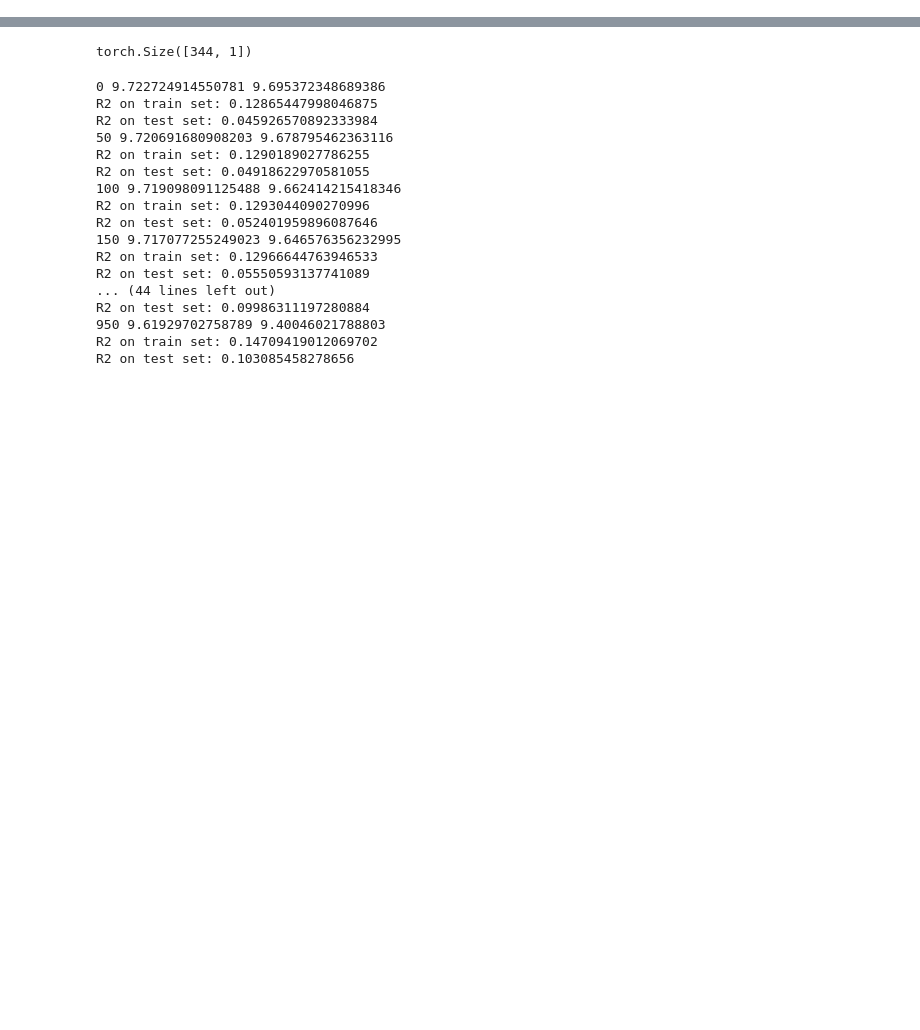
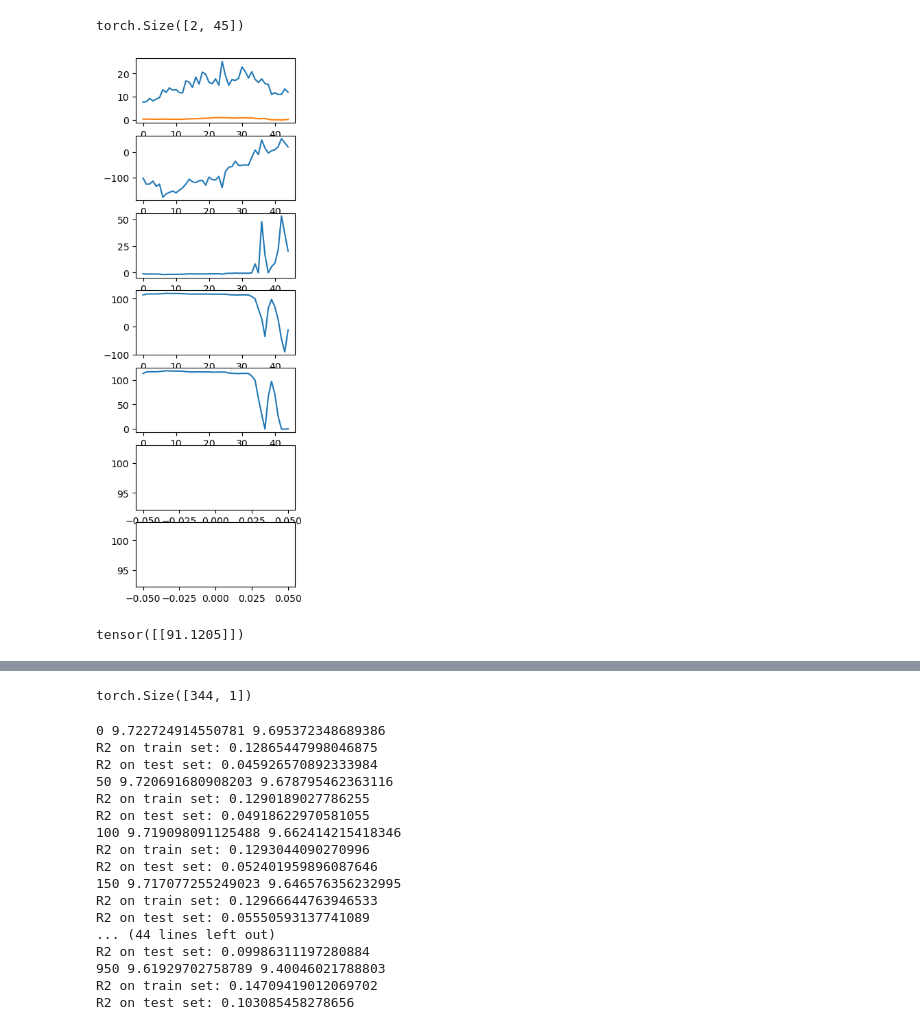
Before and after one commit to MartinP556/ML_algorithms, a Jupyter notebook: CNN_1d.ipynb, the cells around one changed output, grey strips where cells are left out. Drawn from its saved outputs; the diff is of its cells as text; code cells hidden in the pictures; blank space fills up the shorter version.

```diff
--- a/CNN_1d.ipynb
+++ b/CNN_1d.ipynb
@@ -355,4 +144,0 @@ train_dl, val_dl = train_test_dl_from_tensors(temp_series, NDVI_labels, bs = bs,
-# %%
-bs = 500
-n_channels = 1
-train_dl, val_dl = train_test_dl_from_tensors(NDVI_series, NDVI_labels, bs = bs, n_channels = n_channels)
@@ -396,0 +625,29 @@ R2 on test set: -0.3997962474822998
+# %%
+def plot_all_channels(X, fig, ax):
+    for channel_index in range(X.shape[0]):
+        ax.plot(X[channel_index, :])
+# %%
+def plot_each_layer(TS_model, X):
+    layers = list(TS_model.children())
+    fig, axs = plt.subplots(len(layers) + 1, 1, figsize = (3, 10))
+    plot_all_channels(X, fig, axs[0])
+    X_at_layer = X
+    for layer_index, layer in enumerate(layers):
+        ax = axs[layer_index + 1]
+        with torch.no_grad():
+            X_at_layer = layer(X_at_layer)
+        plot_all_channels(X_at_layer, fig, ax)
+# %%
+X = temp_NDVI_series_DE[0, :, :]
+X.shape
+# %% [output]
+torch.Size([2, 45])
+# %%
+plot_each_layer(model, temp_NDVI_series_DE[4, :, :])
+# %% [output]
+[figure, added]
+# %%
+with torch.no_grad():
+    print(AP(RU2(C2(RU1(C1(temp_NDVI_series_DE[0, :, :]))))))
+# %% [output]
+tensor([[91.1205]])
```
Also changed, not shown: parts of 40 cells of this notebook, 1 other file.
